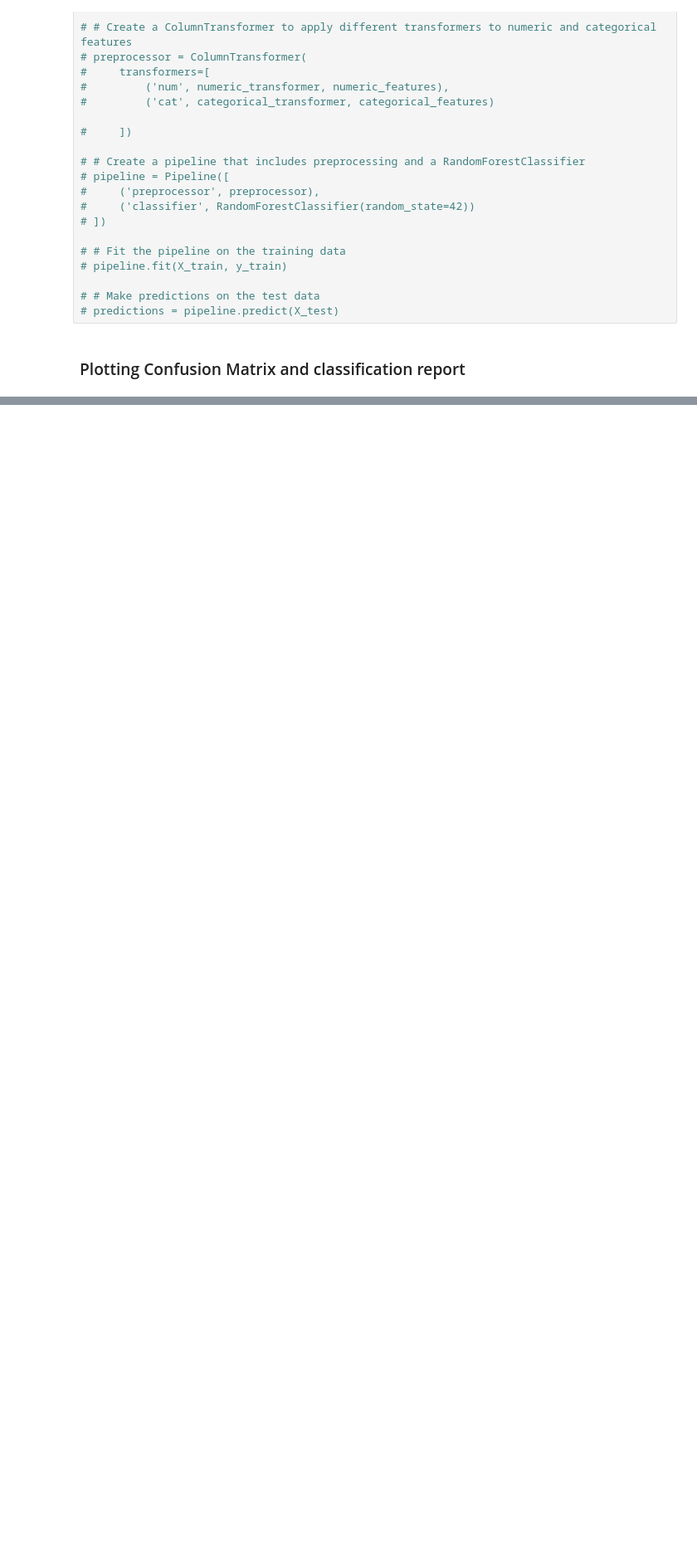
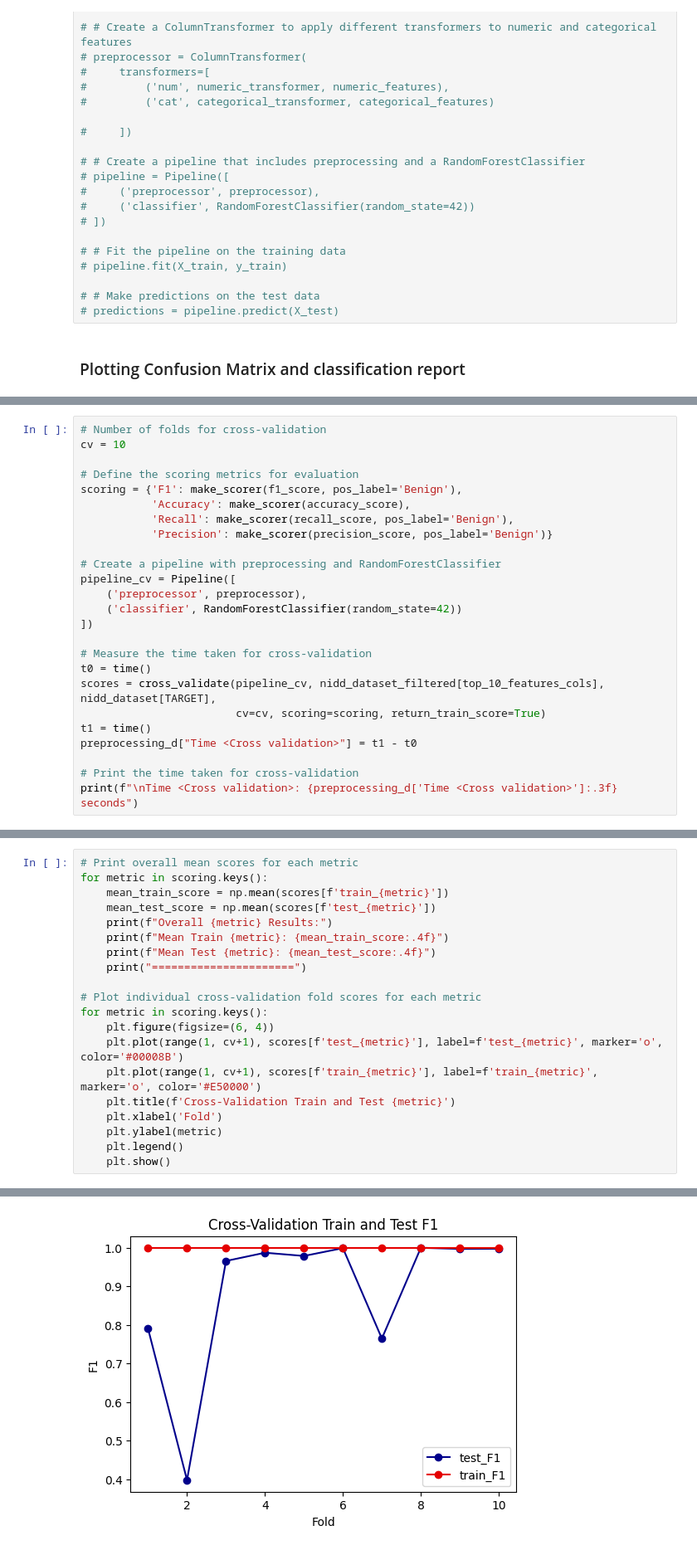
Before and after one commit to DmMeta/5G_Intrusion_detection, a Jupyter notebook: Analysis_Training/RandomForest_model1.ipynb, the cells around one changed output, grey strips where cells are left out. Shown: that part at 83% size. Drawn from its saved outputs; the diff is of its cells as text; blank space fills up the shorter version.

```diff
--- a/Analysis_Training/RandomForest_model1.ipynb
+++ b/Analysis_Training/RandomForest_model1.ipynb
@@ -512,0 +492,25 @@ F1 mean: [nan nan nan nan nan]
+# %%
+# Number of folds for cross-validation
+cv = 10
+
+# Define the scoring metrics for evaluation
+scoring = {'F1': make_scorer(f1_score, pos_label='Benign'),
+           'Accuracy': make_scorer(accuracy_score),
+           'Recall': make_scorer(recall_score, pos_label='Benign'),
+           'Precision': make_scorer(precision_score, pos_label='Benign')}
+
+# Create a pipeline with preprocessing and RandomForestClassifier
+pipeline_cv = Pipeline([
+    ('preprocessor', preprocessor),
+    ('classifier', RandomForestClassifier(random_state=42))
+])
+
+# Measure the time taken for cross-validation
+t0 = time()
+scores = cross_validate(pipeline_cv, nidd_dataset_filtered[top_10_features_cols], nidd_dataset[TARGET],
+                        cv=cv, scoring=scoring, return_train_score=True)
+t1 = time()
+preprocessing_d["Time <Cross validation>"] = t1 - t0
+
+# Print the time taken for cross-validation
+print(f"\nTime <Cross validation>: {preprocessing_d['Time <Cross validation>']:.3f} seconds")
@@ -512,0 +519,21 @@ F1 mean: [nan nan nan nan nan]
+# %%
+# Print overall mean scores for each metric
+for metric in scoring.keys():
+    mean_train_score = np.mean(scores[f'train_{metric}'])
+    mean_test_score = np.mean(scores[f'test_{metric}'])
+    print(f"Overall {metric} Results:")
+    print(f"Mean Train {metric}: {mean_train_score:.4f}")
+    print(f"Mean Test {metric}: {mean_test_score:.4f}")
+    print("======================")
+
+# Plot individual cross-validation fold scores for each metric
+for metric in scoring.keys():
+    plt.figure(figsize=(6, 4))
+    plt.plot(range(1, cv+1), scores[f'test_{metric}'], label=f'test_{metric}', marker='o', color='#00008B')
+    plt.plot(range(1, cv+1), scores[f'train_{metric}'], label=f'train_{metric}', marker='o', color='#E50000')
+    plt.title(f'Cross-Validation Train and Test {metric}')
+    plt.xlabel('Fold')
+    plt.ylabel(metric)
+    plt.legend()
+    plt.show()
+# %% [output]
@@ -512,0 +556 @@ F1 mean: [nan nan nan nan nan]
+[figure, added]
```
Also changed, not shown: parts of 15 cells of this notebook.
